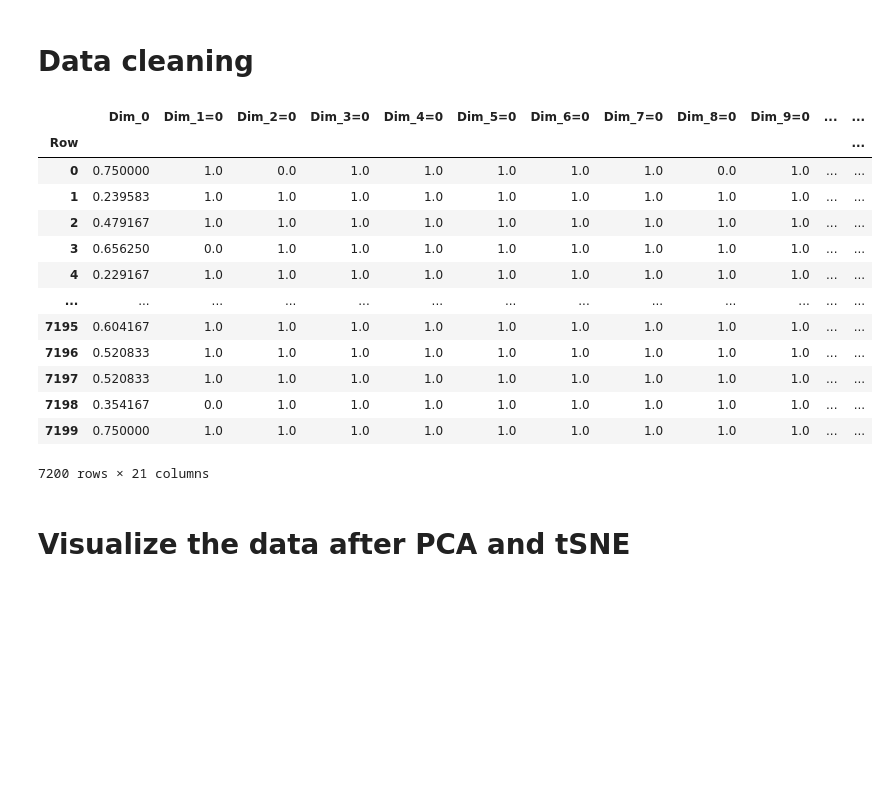
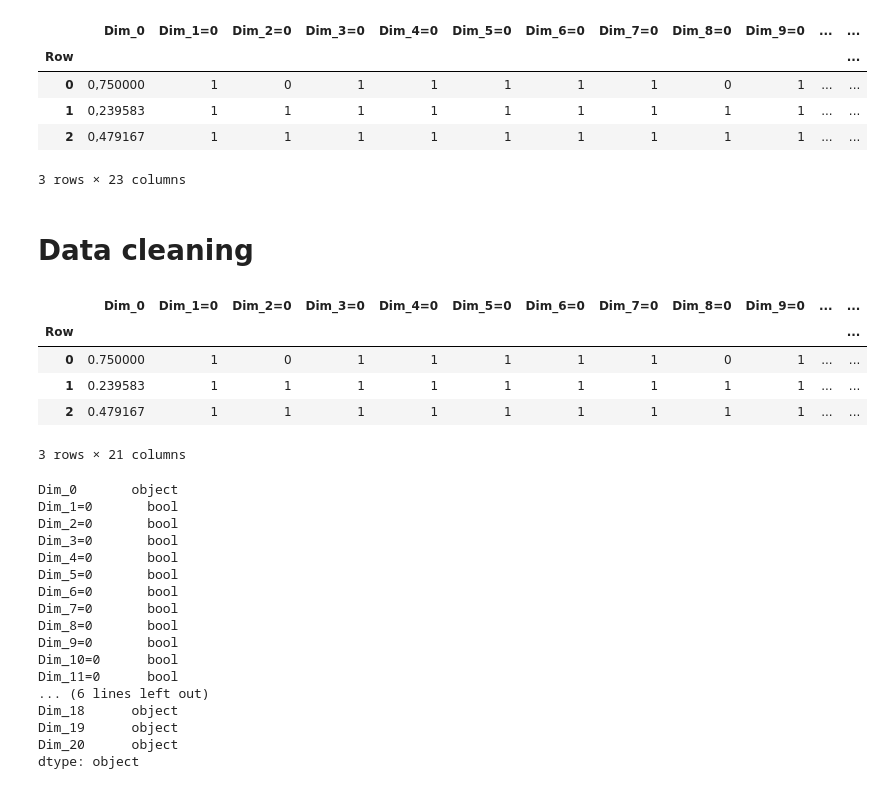
Before and after one commit to andreaborghesi00/unsupervised-anomaly-detection, a Jupyter notebook: main.ipynb, the cells around one changed output. Saved outputs shown, nothing was run; the diff lists cells and outputs as text; code cells hidden in the pictures; blank space fills up the shorter version.

```diff
--- a/main.ipynb
+++ b/main.ipynb
@@ -29 +15,13 @@ df
+# %%
+
+# Load the data
+df = pd.read_csv('datasets/data.csv', sep=';', index_col='Row')
+df.head(3)
+# %% [output]
+|  | Dim_0 | Dim_1=0 | Dim_2=0 | Dim_3=0 | Dim_4=0 | Dim_5=0 | Dim_6=0 | Dim_7=0 | Dim_8=0 | Dim_9=0 | ... | ... |
+| Row |  |  |  |  |  |  |  |  |  |  |  | ... |
+| 0 | 0,750000 | 1 | 0 | 1 | 1 | 1 | 1 | 1 | 0 | 1 | ... | ... |
+| 1 | 0,239583 | 1 | 1 | 1 | 1 | 1 | 1 | 1 | 1 | 1 | ... | ... |
+| 2 | 0,479167 | 1 | 1 | 1 | 1 | 1 | 1 | 1 | 1 | 1 | ... | ... |
+3 rows × 23 columns
 # %%
@@ -82,23 +80,39 @@ def PCA_tSNE_visualization(data2visualize, NCOMP, LABELS, PAL):
 # %%
 # change the data type of the columns to float
 
-df = df.replace(',', '.', regex=True).astype(float)
+df = df.replace(',', '.', regex=True)
 df.drop(['Unnamed: 22', 'Unnamed: 23'], axis=1, inplace=True)
-df
+df.head(3)
 # %% [output]
 |  | Dim_0 | Dim_1=0 | Dim_2=0 | Dim_3=0 | Dim_4=0 | Dim_5=0 | Dim_6=0 | Dim_7=0 | Dim_8=0 | Dim_9=0 | ... | ... |
 | Row |  |  |  |  |  |  |  |  |  |  |  | ... |
-| 0 | 0.750000 | 1.0 | 0.0 | 1.0 | 1.0 | 1.0 | 1.0 | 1.0 | 0.0 | 1.0 | ... | ... |
-| 1 | 0.239583 | 1.0 | 1.0 | 1.0 | 1.0 | 1.0 | 1.0 | 1.0 | 1.0 | 1.0 | ... | ... |
-| 2 | 0.479167 | 1.0 | 1.0 | 1.0 | 1.0 | 1.0 | 1.0 | 1.0 | 1.0 | 1.0 | ... | ... |
-| 3 | 0.656250 | 0.0 | 1.0 | 1.0 | 1.0 | 1.0 | 1.0 | 1.0 | 1.0 | 1.0 | ... | ... |
-| 4 | 0.229167 | 1.0 | 1.0 | 1.0 | 1.0 | 1.0 | 1.0 | 1.0 | 1.0 | 1.0 | ... | ... |
-| ... | ... | ... | ... | ... | ... | ... | ... | ... | ... | ... | ... | ... |
-| 7195 | 0.604167 | 1.0 | 1.0 | 1.0 | 1.0 | 1.0 | 1.0 | 1.0 | 1.0 | 1.0 | ... | ... |
-| 7196 | 0.520833 | 1.0 | 1.0 | 1.0 | 1.0 | 1.0 | 1.0 | 1.0 | 1.0 | 1.0 | ... | ... |
-| 7197 | 0.520833 | 1.0 | 1.0 | 1.0 | 1.0 | 1.0 | 1.0 | 1.0 | 1.0 | 1.0 | ... | ... |
-| 7198 | 0.354167 | 0.0 | 1.0 | 1.0 | 1.0 | 1.0 | 1.0 | 1.0 | 1.0 | 1.0 | ... | ... |
-| 7199 | 0.750000 | 1.0 | 1.0 | 1.0 | 1.0 | 1.0 | 1.0 | 1.0 | 1.0 | 1.0 | ... | ... |
+| 0 | 0.750000 | 1 | 0 | 1 | 1 | 1 | 1 | 1 | 0 | 1 | ... | ... |
+| 1 | 0.239583 | 1 | 1 | 1 | 1 | 1 | 1 | 1 | 1 | 1 | ... | ... |
+| 2 | 0.479167 | 1 | 1 | 1 | 1 | 1 | 1 | 1 | 1 | 1 | ... | ... |
-7200 rows × 21 columns
+3 rows × 21 columns
-# %% [markdown]
-# Visualize the data after PCA and tSNE
+# %%
+# convert 0-1 columns to boolean
+int_cols = df.select_dtypes(include=['int64']).columns
+# convert to bool if the column has only 0 and 1
+for col in int_cols:
+    if df[col].nunique() == 2:
+        df[col] = df[col].astype(bool)
+df.dtypes
+# %% [output]
+Dim_0       object
+Dim_1=0       bool
+Dim_2=0       bool
+Dim_3=0       bool
+Dim_4=0       bool
+Dim_5=0       bool
+Dim_6=0       bool
+Dim_7=0       bool
+Dim_8=0       bool
+Dim_9=0       bool
+Dim_10=0      bool
+Dim_11=0      bool
+... (6 lines left out)
+Dim_18      object
+Dim_19      object
+Dim_20      object
+dtype: object
```
Also changed, not shown: parts of 72 cells of this notebook, 1 other file.
